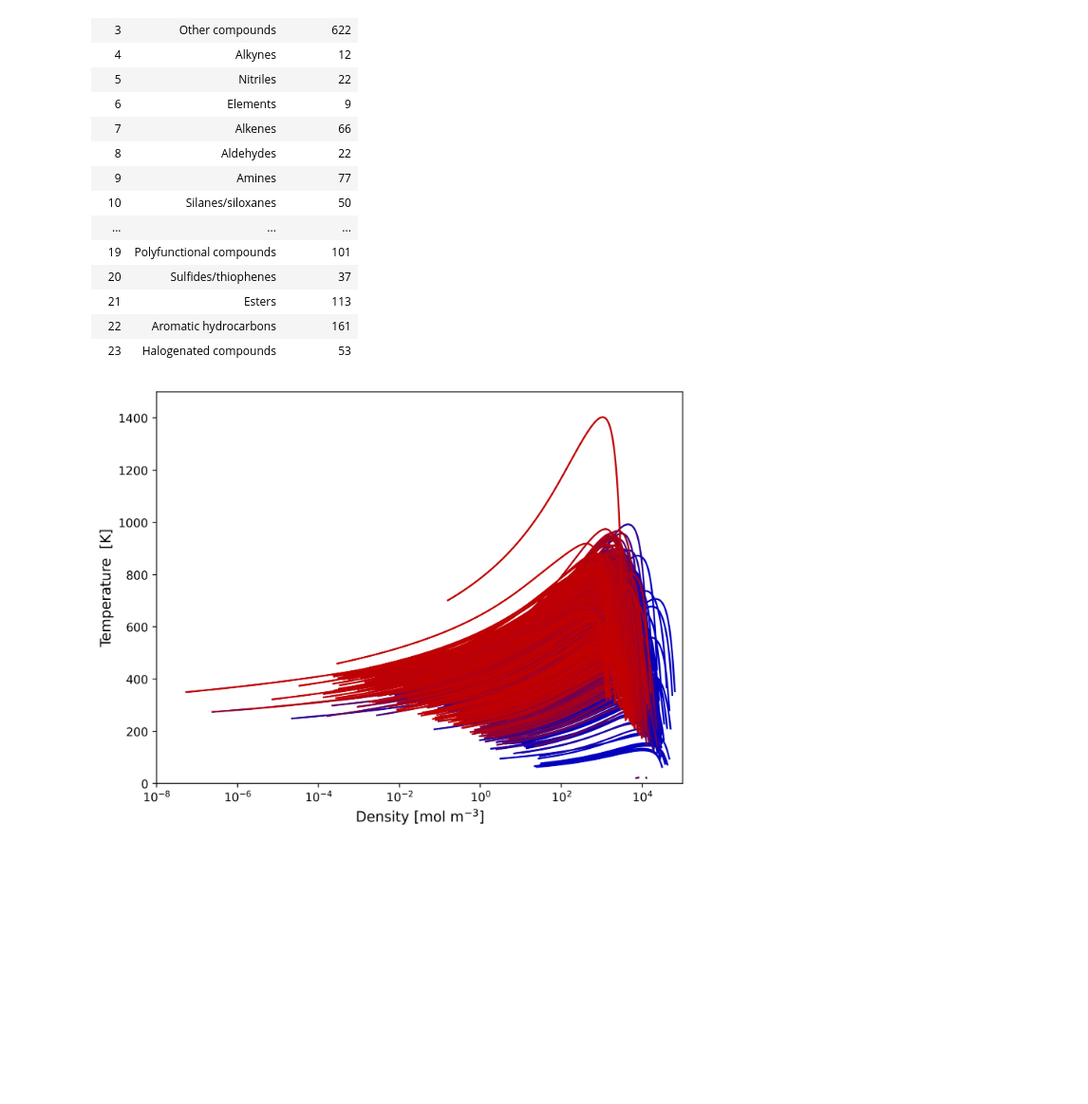
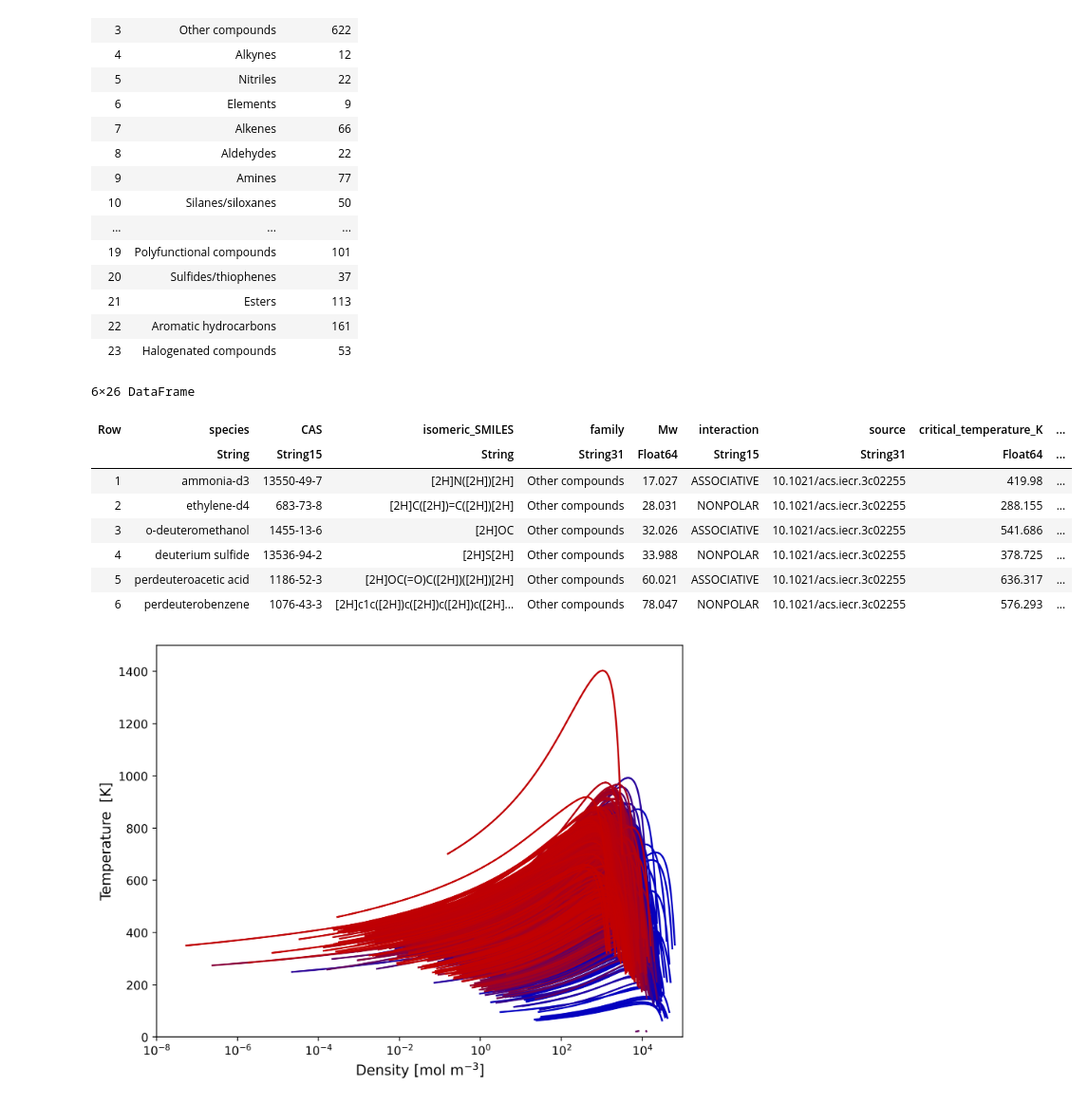
Before and after one commit to lucpaoli/SAFT_ML, a Jupyter notebook: pcpsaft_params/training_data_open_and_analysis.ipynb, the cells around one changed output. Shown at 95% size. Saved outputs shown, nothing was run; the diff lists cells and outputs as text; code cells hidden in the pictures; blank space fills up the shorter version.

```diff
--- a/pcpsaft_params/training_data_open_and_analysis.ipynb
+++ b/pcpsaft_params/training_data_open_and_analysis.ipynb
@@ -70,11 +72,21 @@ dataset_summary
 | 22 | Aromatic hydrocarbons | 161 |
 | 23 | Halogenated compounds | 53 |
 # %%
-filtered_data_chem_family = filter(row -> occursin("Inorganic", row.family), training_data) ;
+filtered_data_chem_family = filter(row -> occursin("[2H]", row.isomeric_SMILES), training_data) ;
 filtered_data_chem_family = sort(filtered_data_chem_family, :Mw)
 
 species_names = filtered_data_chem_family.species ;
-filtered_data_chem_family ;
+filtered_data_chem_family
+# %% [output]
+6×26 DataFrame
+| Row | species | CAS | isomeric_SMILES | family | Mw | interaction | source | critical_temperature_K | ... |
+|  | String | String15 | String | String31 | Float64 | String15 | String31 | Float64 | ... |
+| 1 | ammonia-d3 | 13550-49-7 | [2H]N([2H])[2H] | Other compounds | 17.027 | ASSOCIATIVE | 10.1021/acs.iecr.3c02255 | 419.98 | ... |
+| 2 | ethylene-d4 | 683-73-8 | [2H]C([2H])=C([2H])[2H] | Other compounds | 28.031 | NONPOLAR | 10.1021/acs.iecr.3c02255 | 288.155 | ... |
+| 3 | o-deuteromethanol | 1455-13-6 | [2H]OC | Other compounds | 32.026 | ASSOCIATIVE | 10.1021/acs.iecr.3c02255 | 541.686 | ... |
+| 4 | deuterium sulfide | 13536-94-2 | [2H]S[2H] | Other compounds | 33.988 | NONPOLAR | 10.1021/acs.iecr.3c02255 | 378.725 | ... |
+| 5 | perdeuteroacetic acid | 1186-52-3 | [2H]OC(=O)C([2H])([2H])[2H] | Other compounds | 60.021 | ASSOCIATIVE | 10.1021/acs.iecr.3c02255 | 636.317 | ... |
+| 6 | perdeuterobenzene | 1076-43-3 | [2H]c1c([2H])c([2H])c([2H])c([2H]... | Other compounds | 78.047 | NONPOLAR | 10.1021/acs.iecr.3c02255 | 576.293 | ... |
 # %%
 nrows_data = nrow(training_data)
 
```
Also changed, not shown: parts of 1 cell of this notebook, 9 other files.
